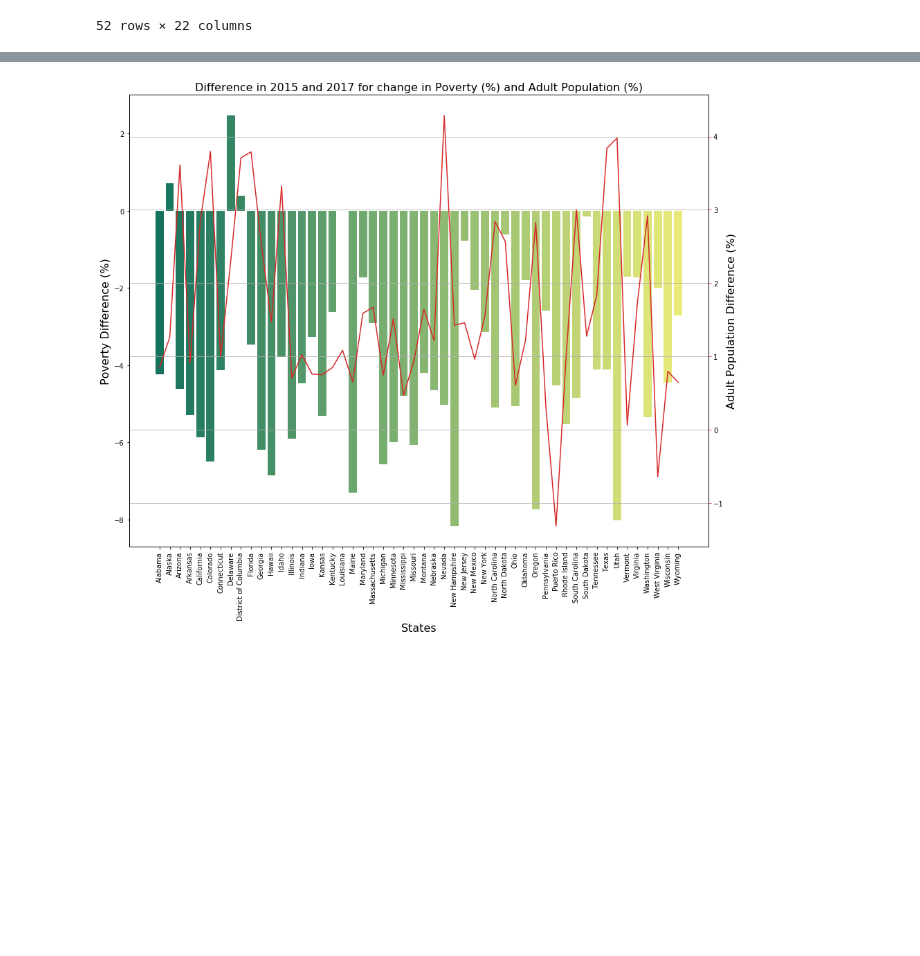
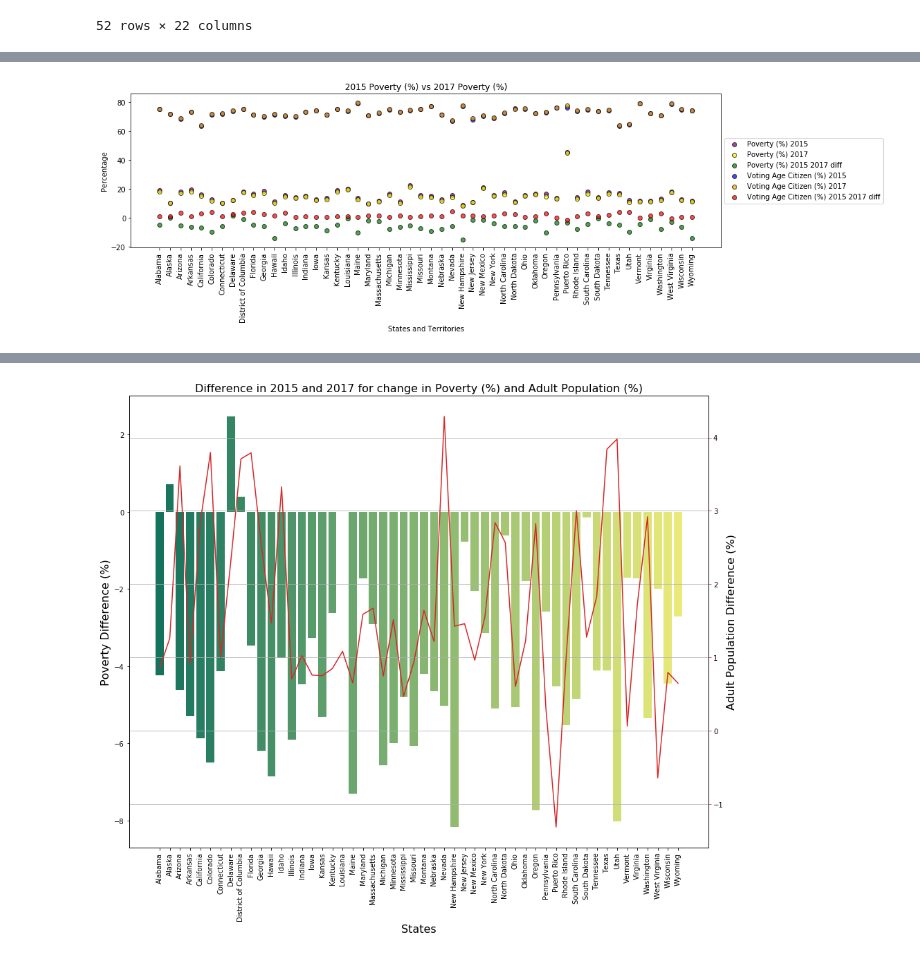
Before and after one commit to charlim26/censusproject, a Jupyter notebook: Kmar_Citizen_Poverty/Adult_Poverty.ipynb, the cells around one changed output, grey strips where cells are left out. Cells and saved outputs as stored; diff of their text form; code cells hidden in the pictures; blank space fills up the shorter version.

```diff
--- a/Kmar_Citizen_Poverty/Adult_Poverty.ipynb
+++ b/Kmar_Citizen_Poverty/Adult_Poverty.ipynb
@@ -270,0 +267,26 @@ New Hampshire appeared in the top 5 for both years under lowest overall poverty
+# %%
+# Scatter plot of comparing Poverty (%) 2015 and Poverty (%) 2017
+povp_plt_2015 = combo_1517["Poverty(%)2015"]
+povp_plt_2017 = combo_1517["Poverty(%)2017"]
+state_plt = combo_1517["State"]
+vacp_plt_2015 = combo_1517["VotingAgeCItizen(%)2015"]
+vacp_plt_2017 = combo_1517["VotingAgeCItizen(%)2017"]
+
+plt.figure(figsize=(15, 4))
+plt.scatter(state_plt, povp_plt_2015, marker="o", facecolors="purple", edgecolors="black", alpha=0.7, label="Poverty (%) 2015")
+plt.scatter(state_plt, povp_plt_2017, marker="o", facecolors="yellow", edgecolors="black", alpha=0.7, label="Poverty (%) 2017")
+plt.scatter(state_plt, pov15_pov17_diff, marker="o", facecolors="green", edgecolors="black", alpha=0.7, label="Poverty (%) 2015 2017 diff")
+plt.scatter(state_plt, vacp_plt_2015, marker="o", facecolors="blue", edgecolors="black", alpha=0.7, label="Voting Age Citizen (%) 2015")
+plt.scatter(state_plt, vacp_plt_2017, marker="o", facecolors="orange", edgecolors="black", alpha=0.7, label="Voting Age Citizen (%) 2017")
+plt.scatter(state_plt, vac15_vac17_diff, marker="o", facecolors="red", edgecolors="black", alpha=0.7, label="Voting Age Citizen (%) 2015 2017 diff")
+# plt.legend(loc="best")
+ax = plt.subplot()
+ax.legend(loc='center left', bbox_to_anchor=(1, 0.5))
+plt.xlabel("States and Territories")
+plt.ylabel("Percentage")
+plt.title("2015 Poverty (%) vs 2017 Poverty (%)")
+tick_locations = [value for value in state_plt]
+plt.xticks(tick_locations, rotation="vertical")
+plt.show()
+# %% [output]
+[figure, added]
```
Also changed, not shown: parts of 6 cells of this notebook.
